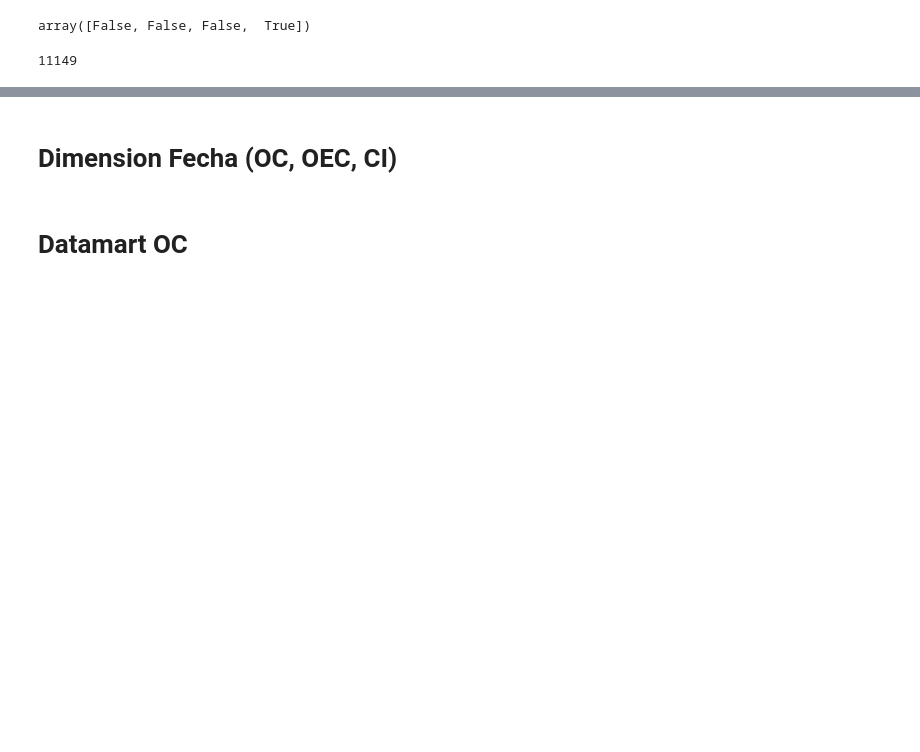
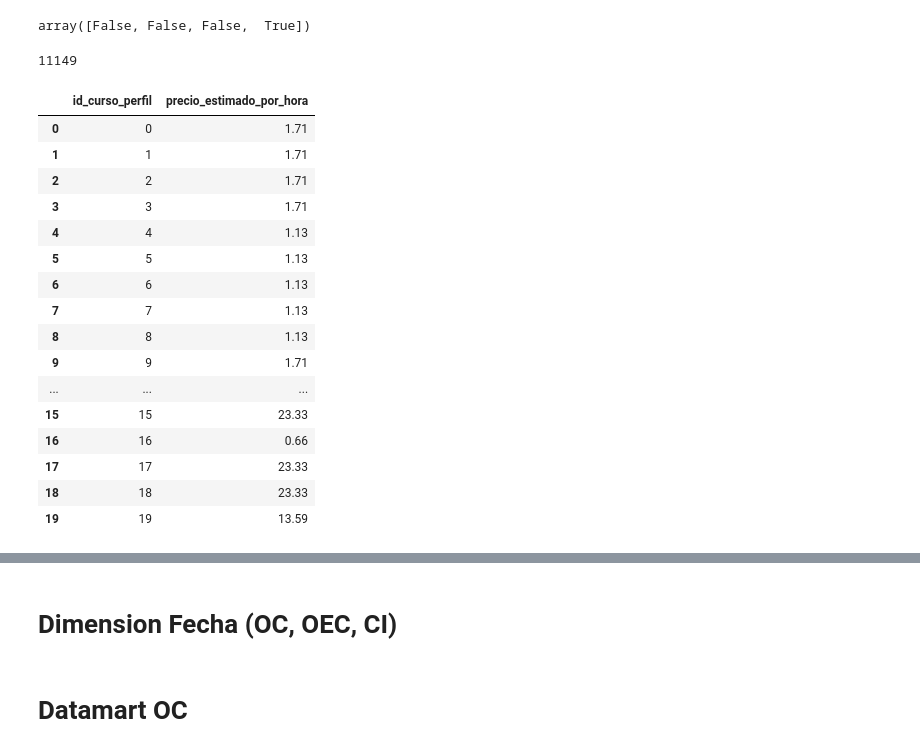
Before and after one commit to Herziox/Data-Mining-System-SETEC, a Jupyter notebook: 3_data_preprocesing_module/Data_PreProcesing-Cursos_Perfiles.ipynb, the cells around one changed output, grey strips where cells are left out. Cells and saved outputs as stored; diff of their text form; code cells hidden in the pictures; blank space fills up the shorter version.

```diff
--- a/3_data_preprocesing_module/Data_PreProcesing-Cursos_Perfiles.ipynb
+++ b/3_data_preprocesing_module/Data_PreProcesing-Cursos_Perfiles.ipynb
@@ -698,0 +692,27 @@ get_costo(df_curso_perfil,df_info_cursos_edu)
+# %%
+df_aux2 = pd.DataFrame(data=arr_costo)
+# %%
+df_aux2 = df_aux2.T
+# %%
+df_aux2 = df_aux2.rename(columns={0:'id_curso_perfil',1:'precio_estimado_por_hora'})
+df_aux2['id_curso_perfil'] = df_aux2['id_curso_perfil'].astype('int64')
+# %%
+df_aux2
+# %% [output]
+|  | id_curso_perfil | precio_estimado_por_hora |
+| 0 | 0 | 1.71 |
+| 1 | 1 | 1.71 |
+| 2 | 2 | 1.71 |
+| 3 | 3 | 1.71 |
+| 4 | 4 | 1.13 |
+| 5 | 5 | 1.13 |
+| 6 | 6 | 1.13 |
+| 7 | 7 | 1.13 |
+| 8 | 8 | 1.13 |
+| 9 | 9 | 1.71 |
+| ... | ... | ... |
+| 15 | 15 | 23.33 |
+| 16 | 16 | 0.66 |
+| 17 | 17 | 23.33 |
+| 18 | 18 | 23.33 |
+| 19 | 19 | 13.59 |
```
Also changed, not shown: parts of 15 cells of this notebook, 1 other file.
